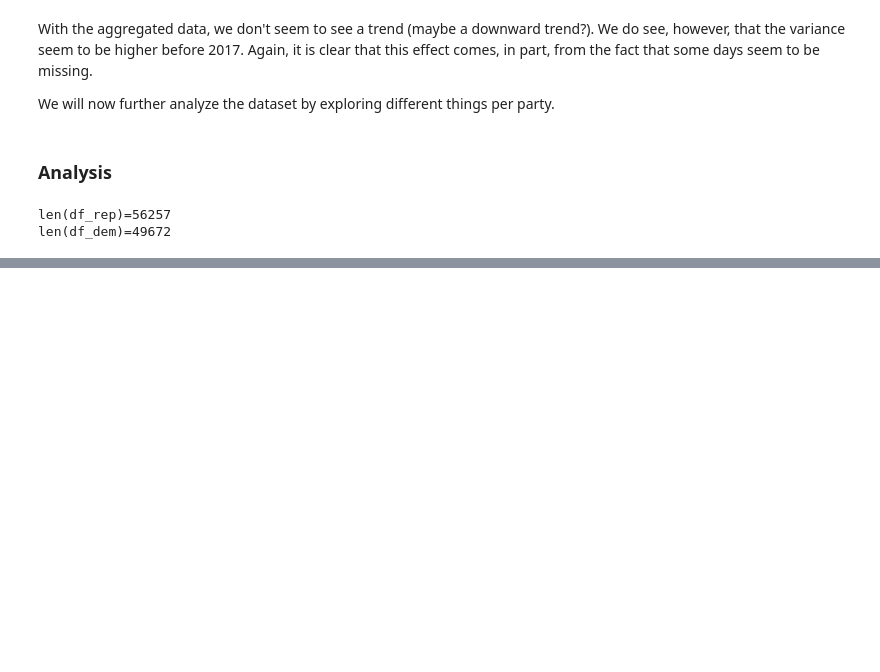
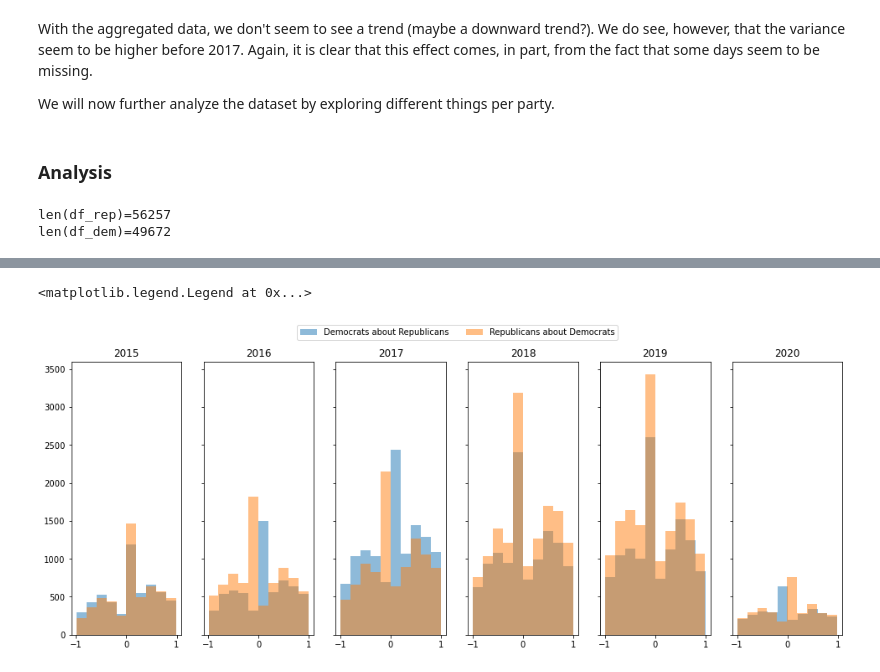
Before and after one commit to epfl-ada/ada-2021-project-apa, a Jupyter notebook: sentiment_eda.ipynb, the cells around one changed output, grey strips where cells are left out. Drawn from its saved outputs; the diff is of its cells as text; code cells hidden in the pictures; blank space fills up the shorter version.

```diff
--- a/sentiment_eda.ipynb
+++ b/sentiment_eda.ipynb
@@ -232,0 +295,24 @@ len(df_dem)=49672
+# %%
+fig, axes = plt.subplots(1, 6, sharey=True, figsize=(16.5,6))
+axes[0].hist(demo_quotes_abt_rep[demo_quotes_abt_rep['date'].astype(str).str.contains("2015")]['compound'], alpha = 0.5, label ="Democrats about Republicans");
+axes[0].hist(rep_quotes_abt_demo[rep_quotes_abt_demo['date'].astype(str).str.contains("2015")]['compound'], alpha=0.5, label ="Republicans about Democrats");
+axes[0].set_title('2015');
+axes[1].hist(demo_quotes_abt_rep[demo_quotes_abt_rep['date'].astype(str).str.contains("2016")]['compound'], alpha = 0.5);
+axes[1].hist(rep_quotes_abt_demo[rep_quotes_abt_demo['date'].astype(str).str.contains("2016")]['compound'], alpha=0.5);
+axes[1].set_title('2016');
+axes[2].hist(demo_quotes_abt_rep[demo_quotes_abt_rep['date'].astype(str).str.contains("2017")]['compound'], alpha = 0.5);
+axes[2].hist(rep_quotes_abt_demo[rep_quotes_abt_demo['date'].astype(str).str.contains("2017")]['compound'], alpha=0.5);
+axes[2].set_title('2017');
+axes[3].hist(demo_quotes_abt_rep[demo_quotes_abt_rep['date'].astype(str).str.contains("2018")]['compound'], alpha = 0.5);
+axes[3].hist(rep_quotes_abt_demo[rep_quotes_abt_demo['date'].astype(str).str.contains("2018")]['compound'], alpha=0.5);
+axes[3].set_title('2018');
+axes[4].hist(demo_quotes_abt_rep[demo_quotes_abt_rep['date'].astype(str).str.contains("2019")]['compound'], alpha = 0.5);
+axes[4].hist(rep_quotes_abt_demo[rep_quotes_abt_demo['date'].astype(str).str.contains("2019")]['compound'], alpha=0.5);
+axes[4].set_title('2019');
+axes[5].hist(demo_quotes_abt_rep[demo_quotes_abt_rep['date'].astype(str).str.contains("2020")]['compound'], alpha = 0.5);
+axes[5].hist(rep_quotes_abt_demo[rep_quotes_abt_demo['date'].astype(str).str.contains("2020")]['compound'], alpha=0.5);
+axes[5].set_title('2020');
+axes[0].legend(bbox_to_anchor =(5, 1.15), ncol = 2)
+# %% [output]
+<matplotlib.legend.Legend at 0x...>
+[figure, added]
```
Also changed, not shown: parts of 10 cells of this notebook, 12 other files.
